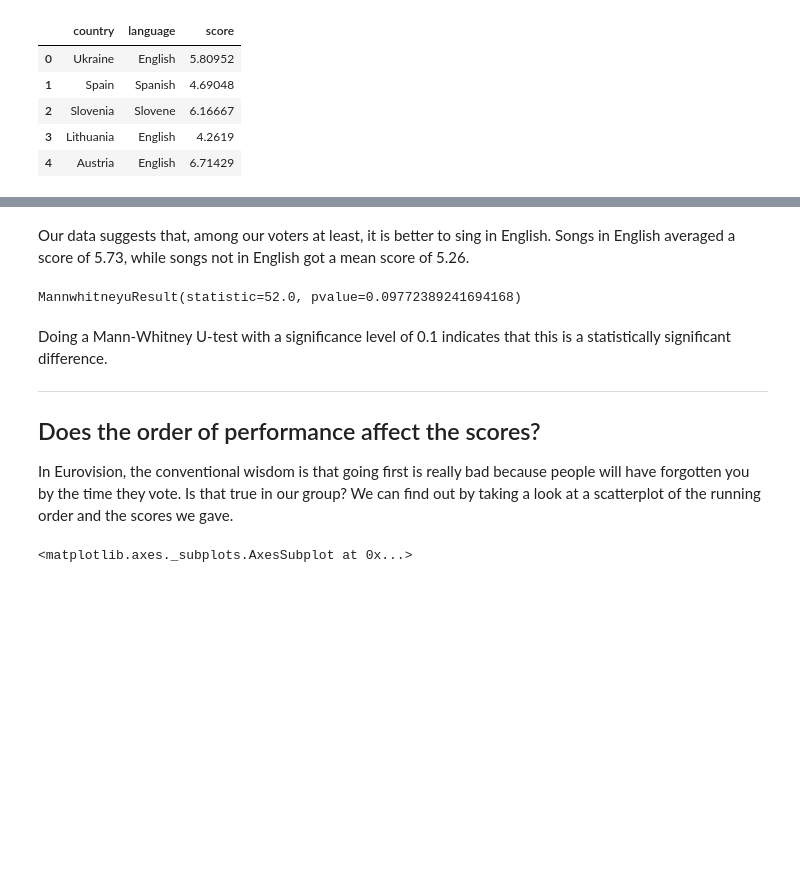
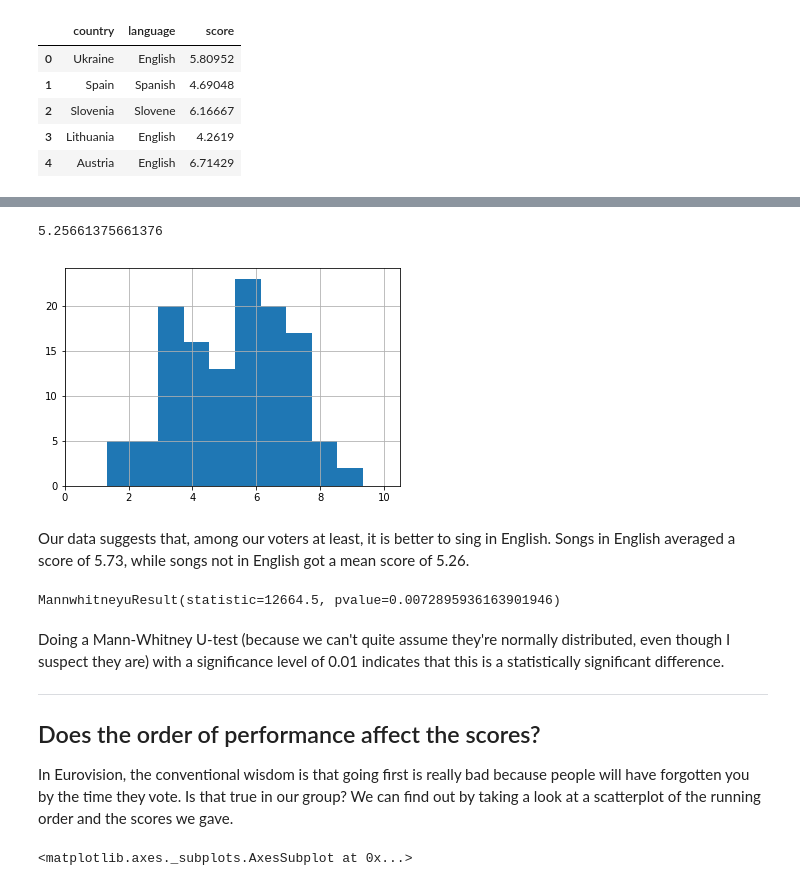
Before and after one commit to duncangeere/eurovision2018, a Jupyter notebook: eurovision2018.ipynb, the cells around one changed output, grey strips where cells are left out. Saved outputs shown, nothing was run; the diff lists cells and outputs as text; code cells hidden in the pictures; blank space fills up the shorter version.

Commit message:
Updating the Mann-Whitney again

```diff
--- a/eurovision2018.ipynb
+++ b/eurovision2018.ipynb
@@ -111,13 +137,19 @@ languages[languages.language != "English"].score.mean()
+# %%
+scores[scores.language != "English"].score.hist(bins = 10).set_xlim((0,10.5))
+scores[scores.language != "English"].score.mean()
+# %% [output]
+5.25661375661376
+[figure, added]
 # %% [markdown]
 Our data suggests that, among our voters at least, it is better to sing in English. Songs in English averaged a score of 5.73, while songs not in English got a mean score of 5.26.
 # %%
-english = languages[languages.language == "English"].score.tolist()
-notenglish = languages[languages.language != "English"].score.tolist()
+english = scores[scores.language == "English"].score.tolist()
+notenglish = scores[scores.language != "English"].score.tolist()
 stats.mannwhitneyu(english, notenglish)
 # %% [output]
-MannwhitneyuResult(statistic=52.0, pvalue=0.09772389241694168)
+MannwhitneyuResult(statistic=12664.5, pvalue=0.0072895936163901946)
 # %% [markdown]
-Doing a Mann-Whitney U-test with a significance level of 0.1 indicates that this is a statistically significant difference.
+Doing a Mann-Whitney U-test (because we can't quite assume they're normally distributed, even though I suspect they are) with a significance level of 0.01 indicates that this is a statistically significant difference.
 
 ---
 ## Does the order of performance affect the scores?
```
Also changed, not shown: parts of 10 cells of this notebook, 3 other files.
